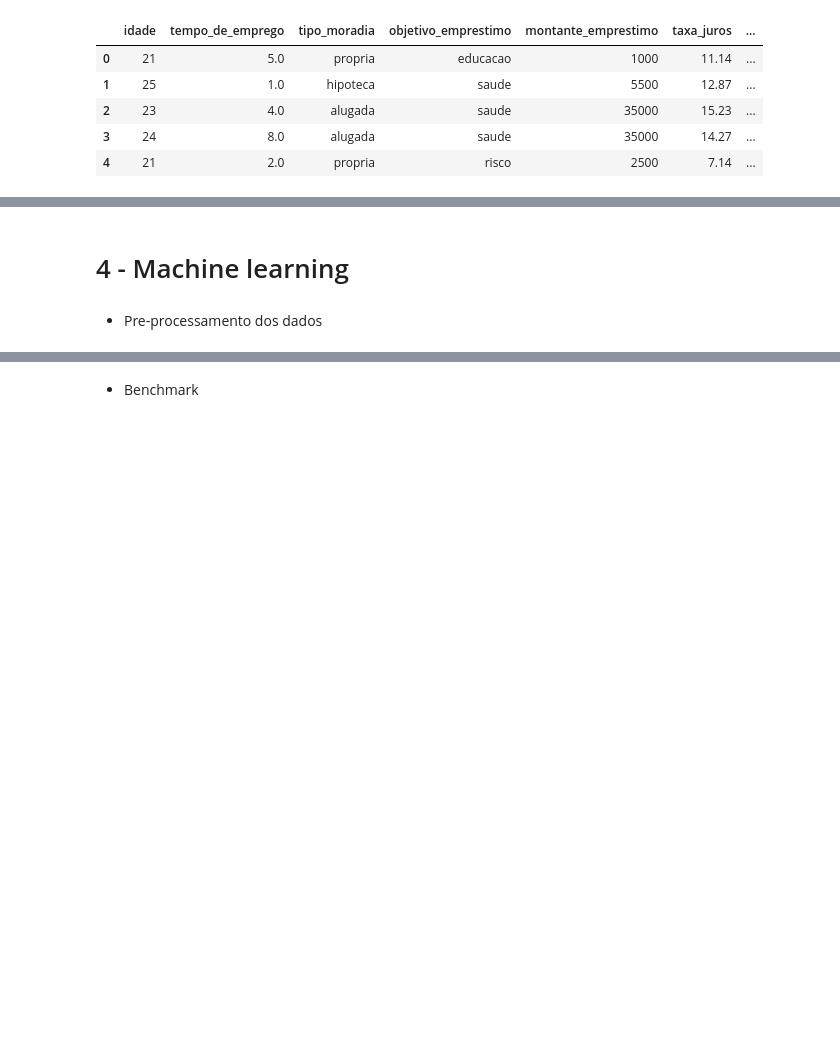
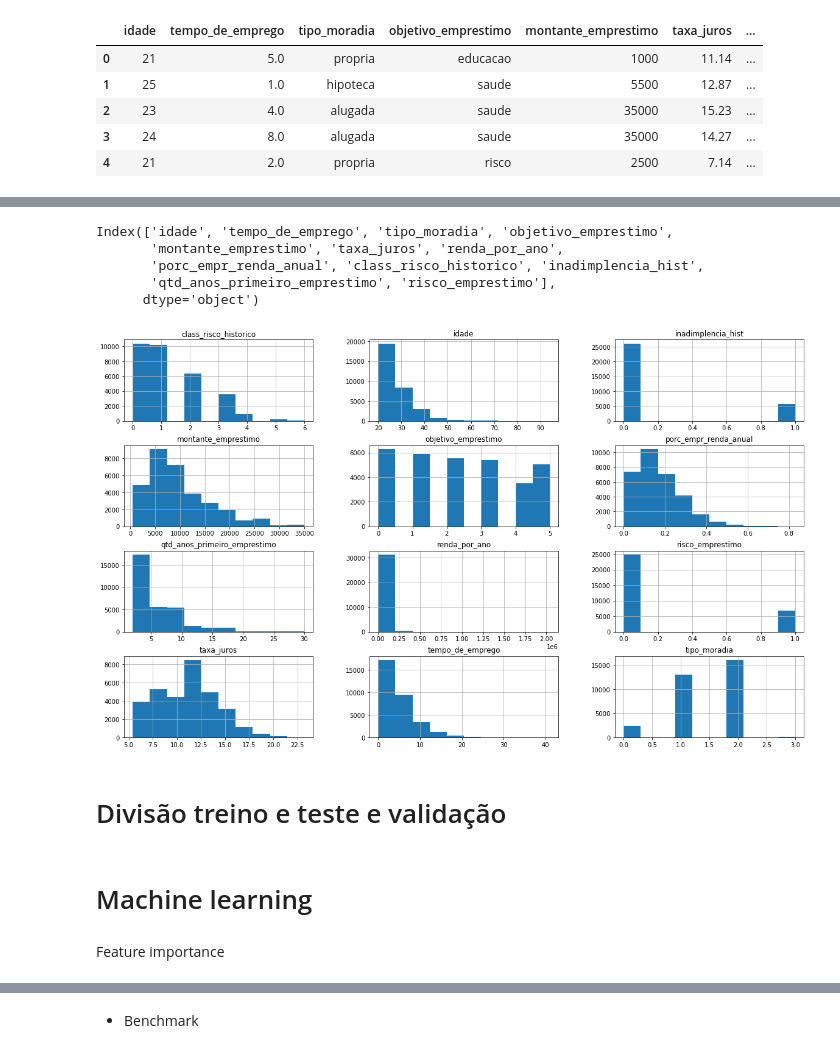
Before and after one commit to robertferro/analisando_risco_credito, a Jupyter notebook: 3- Machine learning/modelo_risco_de_credito.ipynb, the cells around one changed output, grey strips where cells are left out. Saved outputs shown, nothing was run; the diff lists cells and outputs as text; code cells hidden in the pictures; blank space fills up the shorter version.

```diff
--- a/3- Machine learning/modelo_risco_de_credito.ipynb
+++ b/3- Machine learning/modelo_risco_de_credito.ipynb
@@ -28,0 +45,6 @@ df.head()
+# %%
+dados=df.copy()
+for col in dados.columns:
+    if "_id" in col:
+        dados.drop(col,axis=1,inplace=True)
+dados.head()
@@ -28,0 +63,16 @@ df.head()
+# %%
+# Criando dicionarios para as variáveis categóricas
+
+
+dic_tipo_moradia={'propria':0, 'hipoteca':1, 'alugada':2, 'outro':3}
+dados['tipo_moradia'] = dados['tipo_moradia'].map(dic_tipo_moradia)
+
+dic_objetivo_emprestimo={'educacao':0, 'saude':1, 'risco':2, 'pessoal':3, 'reformar_casa':4,'consolidacao_debito':5}
+dados['objetivo_emprestimo'] = dados['objetivo_emprestimo'].map(dic_objetivo_emprestimo)
+
+dic_class_risco_historico={'A':0,'B':1,'C':2,'D':3,'E':4,'F':5,'G':6}
+dados['class_risco_historico'] = dados['class_risco_historico'].map(dic_class_risco_historico)
+
+
+
+dados.head()
@@ -28,0 +98,14 @@ df.head()
+# %%
+dados.columns
+# %% [output]
+Index(['idade', 'tempo_de_emprego', 'tipo_moradia', 'objetivo_emprestimo',
+       'montante_emprestimo', 'taxa_juros', 'renda_por_ano',
+       'porc_empr_renda_anual', 'class_risco_historico', 'inadimplencia_hist',
+       'qtd_anos_primeiro_emprestimo', 'risco_emprestimo'],
+      dtype='object')
+# %%
+dados.hist(figsize=(20,12));
+# %% [output]
+[figure, added]
+# %% [markdown]
+# Divisão treino e teste e validação
@@ -29,4 +120,4 @@ df.head()
 # %% [markdown]
-# 4 - Machine learning
+# Machine learning
-# %% [markdown]
- - Pre-processamento dos dados
+# %% [markdown]
+Feature importance
```
Also changed, not shown: parts of 47 cells of this notebook.
